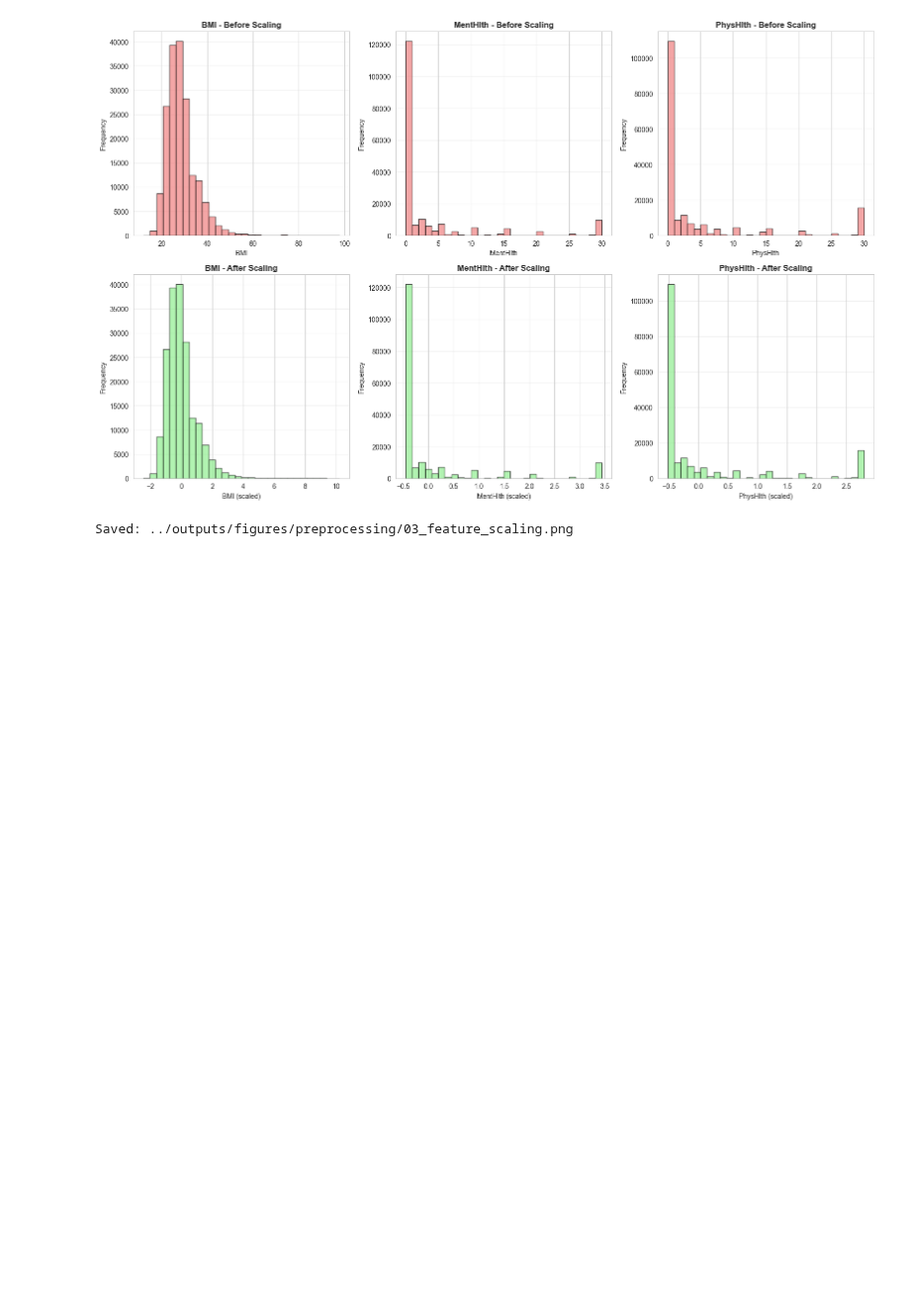
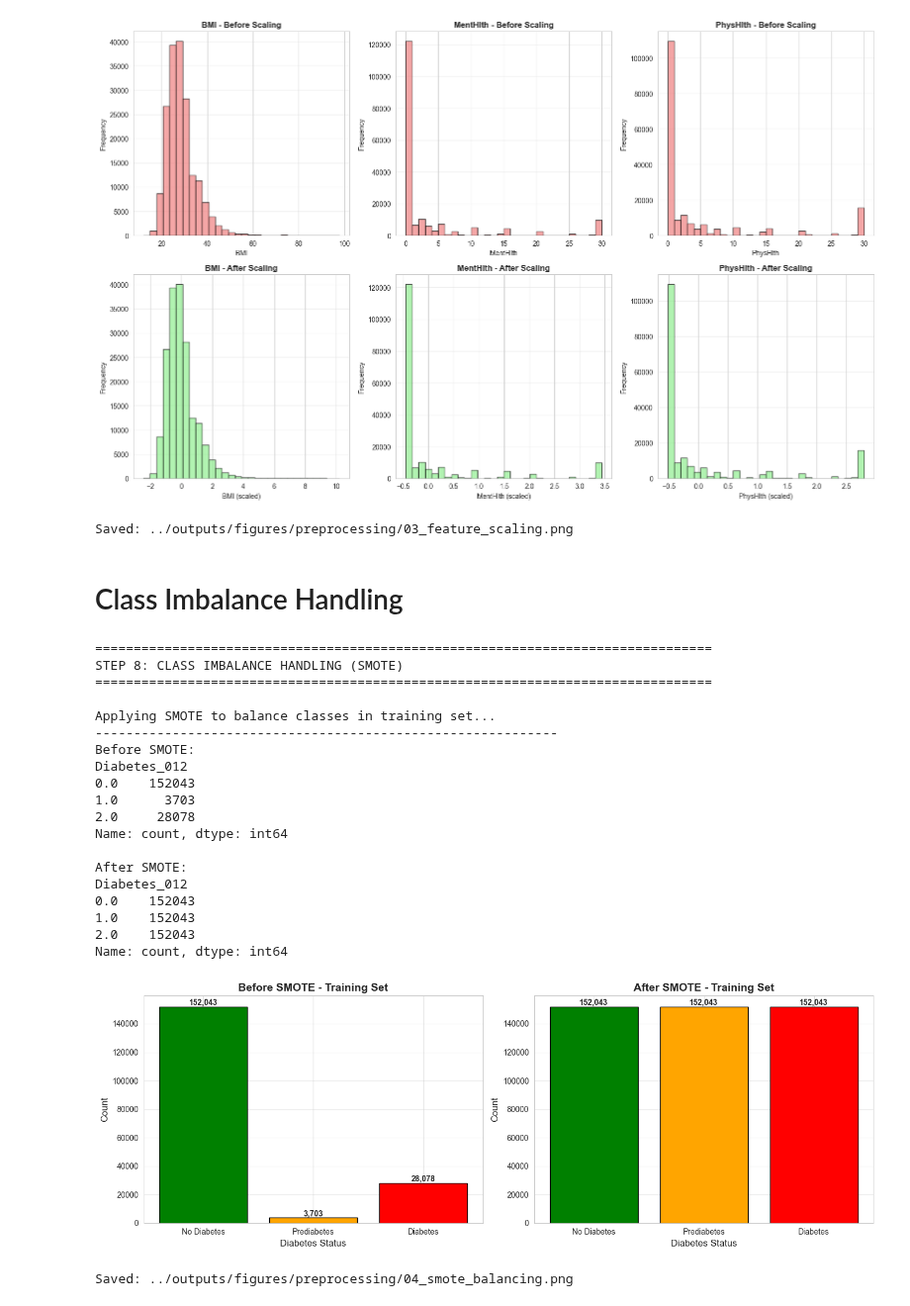
Before and after one commit to eyyuboeztuerk-arch/diabetes-multiclass-project, a Jupyter notebook: notebooks/02_preprocessing.ipynb, the cells around one changed output. Shown at 99% size. Drawn from its saved outputs; the diff is of its cells as text; code cells hidden in the pictures; blank space fills up the shorter version.

Commit message:
Implement class imbalance handling in 02_preprocessing.ipynb

```diff
--- a/notebooks/02_preprocessing.ipynb
+++ b/notebooks/02_preprocessing.ipynb
@@ -419,3 +419,71 @@ Scaled 3 continuous features: ['BMI', 'MentHlth', 'PhysHlth']
 Kept 18 binary/ordinal features unchanged
 [figure]
 Saved: ../outputs/figures/preprocessing/03_feature_scaling.png
+# %% [markdown]
+# Class Imbalance Handling
+# %%
+# =============================================================================
+# 8. CLASS IMBALANCE HANDLING (SMOTE)
+# =============================================================================
+print("\n" + "="*80)
+print("STEP 8: CLASS IMBALANCE HANDLING (SMOTE)")
+print("="*80)
+
+print("\nApplying SMOTE to balance classes in training set...")
+print("-" * 60)
+
+features_train_resampled, target_train_resampled = apply_smote(
+    features_train_scaled, target_train, random_state=42
+)
+
+# Visualize SMOTE effect
+fig, axes = plt.subplots(1, 2, figsize=(14, 5))
+
+# Before SMOTE
+before_counts = target_train.value_counts().sort_index()
+axes[0].bar([label_mapping[i] for i in before_counts.index], before_counts.values,
+            color=['green', 'orange', 'red'], edgecolor='black')
+axes[0].set_title('Before SMOTE - Training Set', fontsize=14, fontweight='bold')
+axes[0].set_xlabel('Diabetes Status', fontsize=12)
+axes[0].set_ylabel('Count', fontsize=12)
+axes[0].grid(axis='y', alpha=0.3)
+for i, (idx, val) in enumerate(before_counts.items()):
+    axes[0].text(i, val, f'{val:,}', ha='center', va='bottom', fontsize=10, fontweight='bold')
+
+# After SMOTE
+after_counts = pd.Series(target_train_resampled).value_counts().sort_index()
+axes[1].bar([label_mapping[i] for i in after_counts.index], after_counts.values,
+            color=['green', 'orange', 'red'], edgecolor='black')
+axes[1].set_title('After SMOTE - Training Set', fontsize=14, fontweight='bold')
+axes[1].set_xlabel('Diabetes Status', fontsize=12)
+axes[1].set_ylabel('Count', fontsize=12)
+axes[1].grid(axis='y', alpha=0.3)
+for i, (idx, val) in enumerate(after_counts.items()):
+    axes[1].text(i, val, f'{val:,}', ha='center', va='bottom', fontsize=10, fontweight='bold')
+
+plt.tight_layout()
+plt.savefig(f"{output_dir}/04_smote_balancing.png", dpi=300, bbox_inches='tight')
+plt.show()
+print(f"\nSaved: {output_dir}/04_smote_balancing.png")
+# %% [output]
+================================================================================
+STEP 8: CLASS IMBALANCE HANDLING (SMOTE)
+================================================================================
+
+Applying SMOTE to balance classes in training set...
+------------------------------------------------------------
+Before SMOTE:
+Diabetes_012
+0.0    152043
+1.0      3703
+2.0     28078
+Name: count, dtype: int64
+
+After SMOTE:
+Diabetes_012
+0.0    152043
+1.0    152043
+2.0    152043
+Name: count, dtype: int64
+[figure, added]
+Saved: ../outputs/figures/preprocessing/04_smote_balancing.png
```
